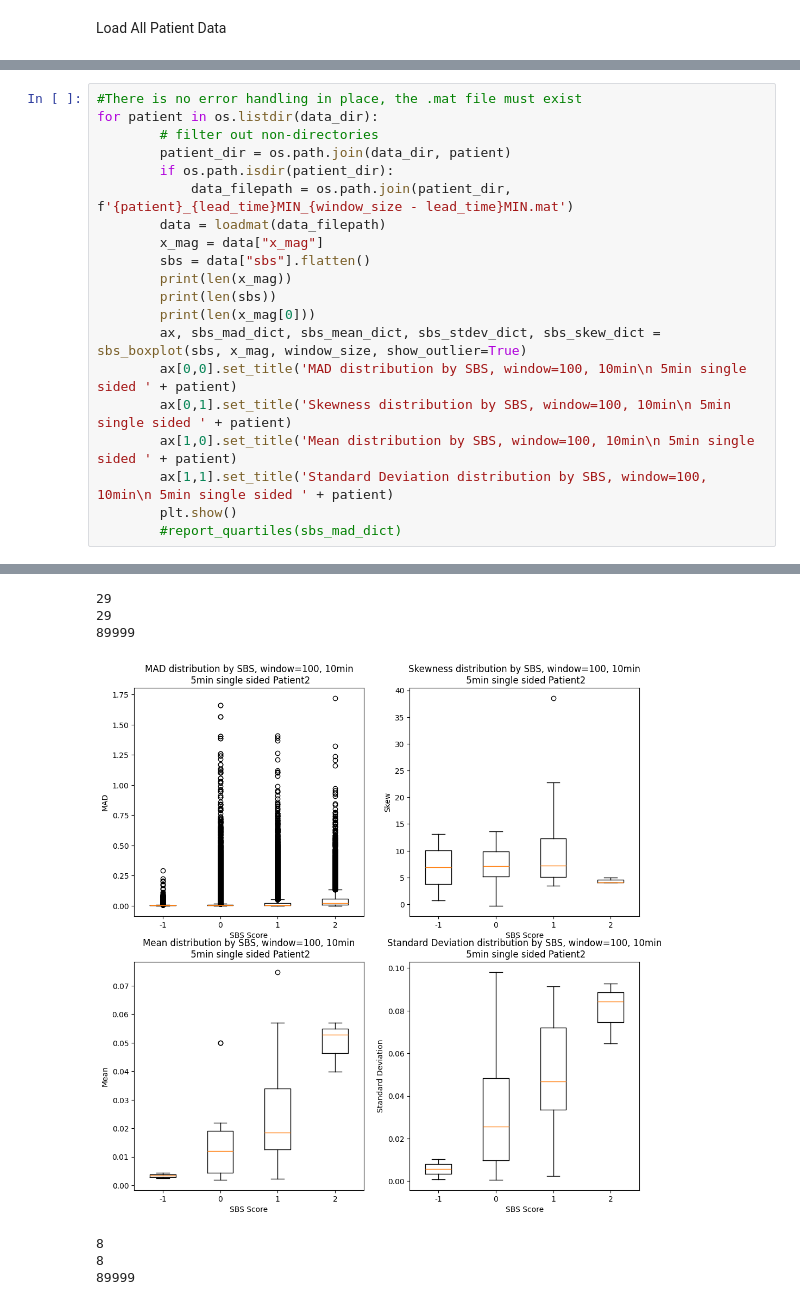
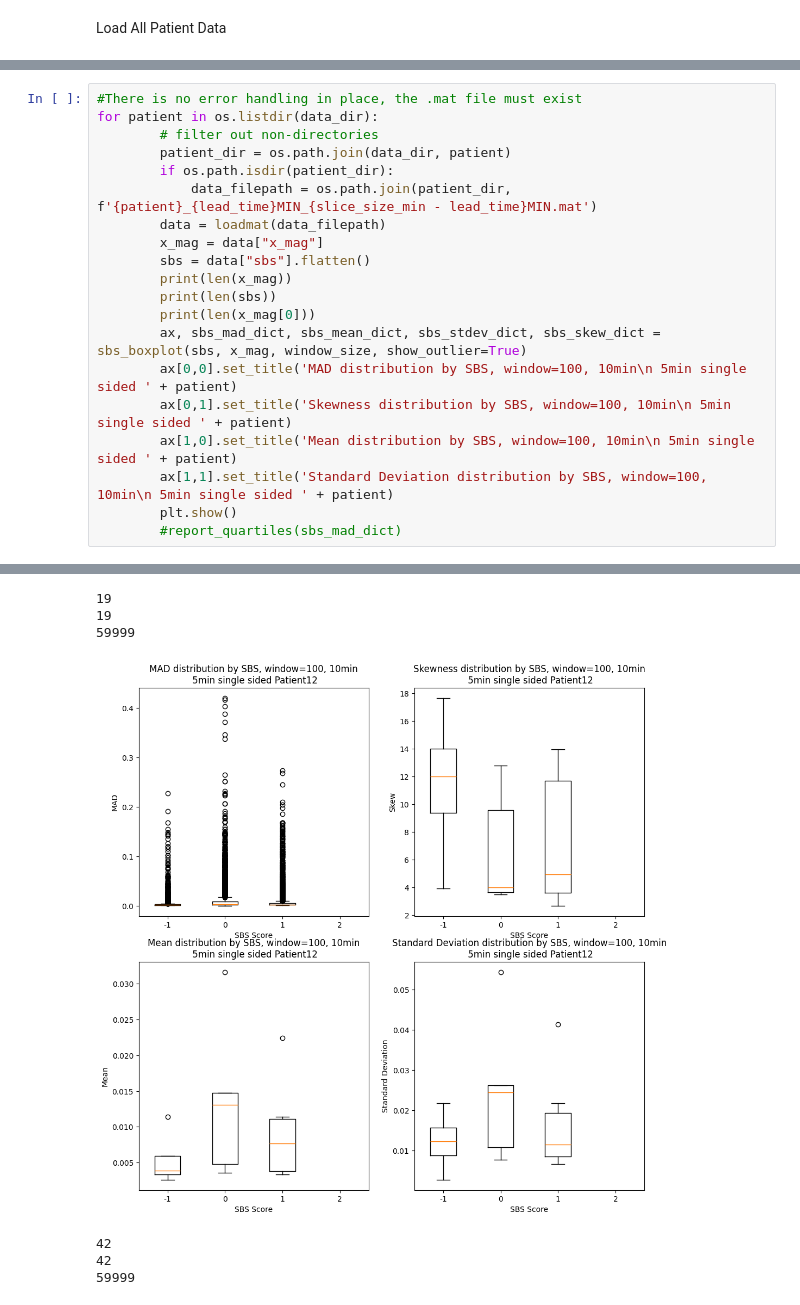
Before and after one commit to fyng/PedAccel, a Jupyter notebook: data_analysis/PythonPipeline/Visualizations/BoxPlots_ALL_Patients.ipynb, the cells around one changed output, grey strips where cells are left out. Saved outputs shown, nothing was run; the diff lists cells and outputs as text.

Commit message:
Boxplots all patients, slicing included

```diff
--- a/data_analysis/PythonPipeline/Visualizations/BoxPlots_ALL_Patients.ipynb
+++ b/data_analysis/PythonPipeline/Visualizations/BoxPlots_ALL_Patients.ipynb
@@ -109,7 +119,7 @@ for patient in os.listdir(data_dir):
         # filter out non-directories
         patient_dir = os.path.join(data_dir, patient)
         if os.path.isdir(patient_dir):
-            data_filepath = os.path.join(patient_dir, f'{patient}_{lead_time}MIN_{window_size - lead_time}MIN.mat')
+            data_filepath = os.path.join(patient_dir, f'{patient}_{lead_time}MIN_{slice_size_min - lead_time}MIN.mat')
         data = loadmat(data_filepath)
         x_mag = data["x_mag"]
         sbs = data["sbs"].flatten()
@@ -131,7 +141,7 @@ for patient in os.listdir(data_dir):
-29
-29
-89999
+19
+19
+59999
-[figure, old version]
+[figure, new version]
-8
-8
-89999
+42
+42
+59999
```
Also changed, not shown: parts of 3 cells of this notebook.
